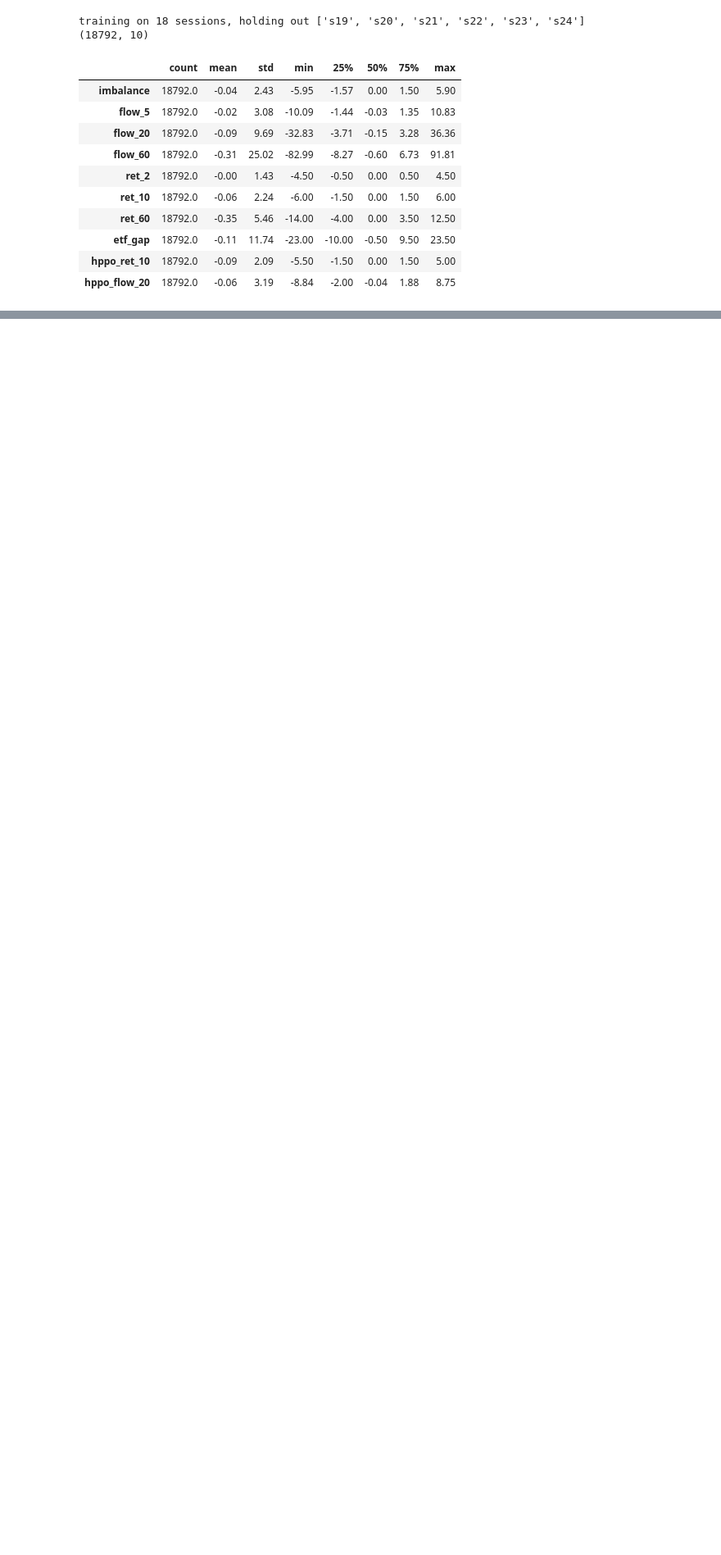
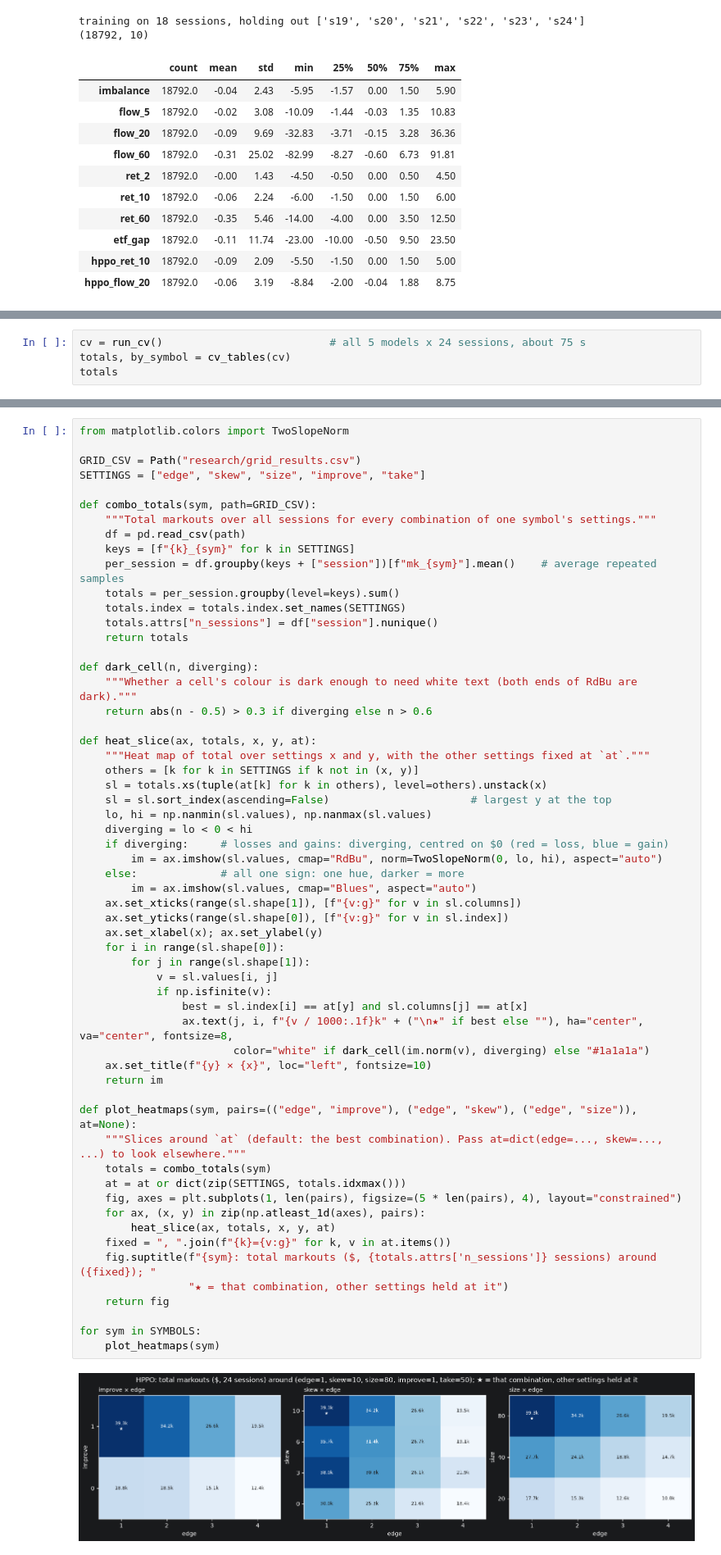
Before and after one commit to arkokush/pqt-QFS-Repo, a Jupyter notebook: EDA.ipynb, the cells around one changed output, grey strips where cells are left out. Shown at 82% size. Saved outputs shown, nothing was run; the diff lists cells and outputs as text; blank space fills up the shorter version.

Commit message:
found optimal model

```diff
--- a/EDA.ipynb
+++ b/EDA.ipynb
@@ -344,0 +289,4 @@ run_holdout(take_HPPO=50, skew=8)
+# %%
+cv = run_cv()                          # all 5 models x 24 sessions, about 75 s
+totals, by_symbol = cv_tables(cv)
+totals
@@ -344,0 +314,60 @@ run_holdout(take_HPPO=50, skew=8)
+# %%
+from matplotlib.colors import TwoSlopeNorm
+
+GRID_CSV = Path("research/grid_results.csv")
+SETTINGS = ["edge", "skew", "size", "improve", "take"]
+
+def combo_totals(sym, path=GRID_CSV):
+    """Total markouts over all sessions for every combination of one symbol's settings."""
+    df = pd.read_csv(path)
+    keys = [f"{k}_{sym}" for k in SETTINGS]
+    per_session = df.groupby(keys + ["session"])[f"mk_{sym}"].mean()    # average repeated samples
+    totals = per_session.groupby(level=keys).sum()
+    totals.index = totals.index.set_names(SETTINGS)
+    totals.attrs["n_sessions"] = df["session"].nunique()
+    return totals
+
+def dark_cell(n, diverging):
+    """Whether a cell's colour is dark enough to need white text (both ends of RdBu are dark)."""
+    return abs(n - 0.5) > 0.3 if diverging else n > 0.6
+
+def heat_slice(ax, totals, x, y, at):
+    """Heat map of total over settings x and y, with the other settings fixed at `at`."""
+    others = [k for k in SETTINGS if k not in (x, y)]
+    sl = totals.xs(tuple(at[k] for k in others), level=others).unstack(x)
+    sl = sl.sort_index(ascending=False)                      # largest y at the top
+    lo, hi = np.nanmin(sl.values), np.nanmax(sl.values)
+    diverging = lo < 0 < hi
+    if diverging:     # losses and gains: diverging, centred on $0 (red = loss, blue = gain)
+        im = ax.imshow(sl.values, cmap="RdBu", norm=TwoSlopeNorm(0, lo, hi), aspect="auto")
+    else:             # all one sign: one hue, darker = more
+        im = ax.imshow(sl.values, cmap="Blues", aspect="auto")
+    ax.set_xticks(range(sl.shape[1]), [f"{v:g}" for v in sl.columns])
+    ax.set_yticks(range(sl.shape[0]), [f"{v:g}" for v in sl.index])
+    ax.set_xlabel(x); ax.set_ylabel(y)
+    for i in range(sl.shape[0]):
+        for j in range(sl.shape[1]):
+            v = sl.values[i, j]
+            if np.isfinite(v):
+                best = sl.index[i] == at[y] and sl.columns[j] == at[x]
+                ax.text(j, i, f"{v / 1000:.1f}k" + ("\n★" if best else ""), ha="center", va="center", fontsize=8,
+                        color="white" if dark_cell(im.norm(v), diverging) else "#1a1a1a")
+    ax.set_title(f"{y} × {x}", loc="left", fontsize=10)
+    return im
+
+def plot_heatmaps(sym, pairs=(("edge", "improve"), ("edge", "skew"), ("edge", "size")), at=None):
+    """Slices around `at` (default: the best combination). Pass at=dict(edge=..., skew=..., ...) to look elsewhere."""
+    totals = combo_totals(sym)
+    at = at or dict(zip(SETTINGS, totals.idxmax()))
+    fig, axes = plt.subplots(1, len(pairs), figsize=(5 * len(pairs), 4), layout="constrained")
+    for ax, (x, y) in zip(np.atleast_1d(axes), pairs):
+        heat_slice(ax, totals, x, y, at)
+    fixed = ", ".join(f"{k}={v:g}" for k, v in at.items())
+    fig.suptitle(f"{sym}: total markouts ($, {totals.attrs['n_sessions']} sessions) around ({fixed}); "
+                 "★ = that combination, other settings held at it")
+    return fig
+
+for sym in SYMBOLS:
+    plot_heatmaps(sym)
+# %% [output]
+[figure, added]
```
Also changed, not shown: parts of 13 cells of this notebook, 9 other files.
